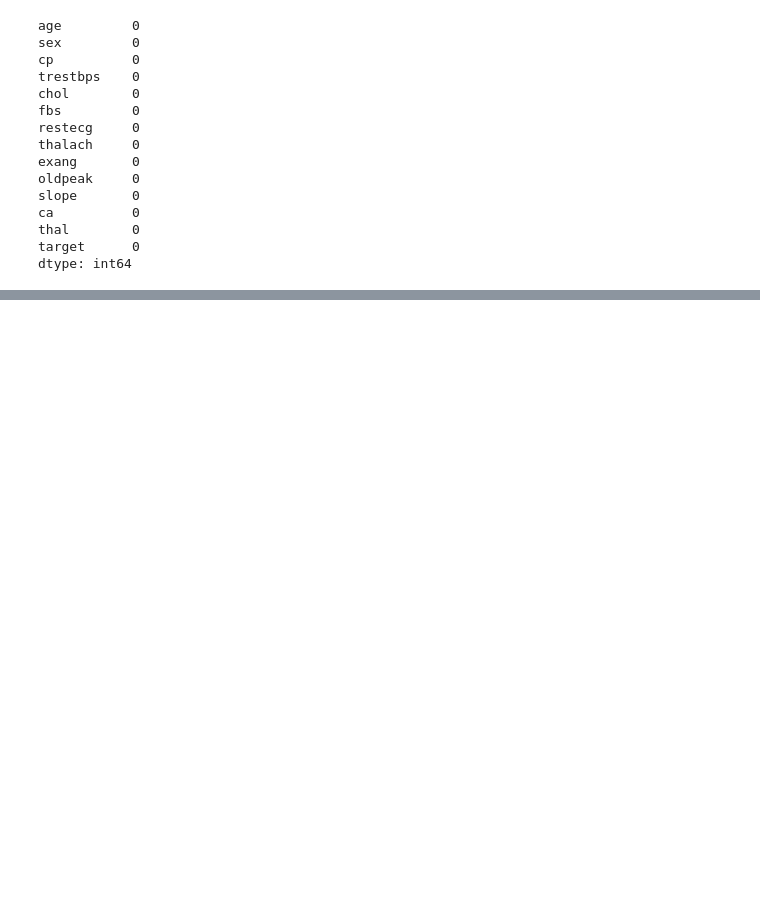
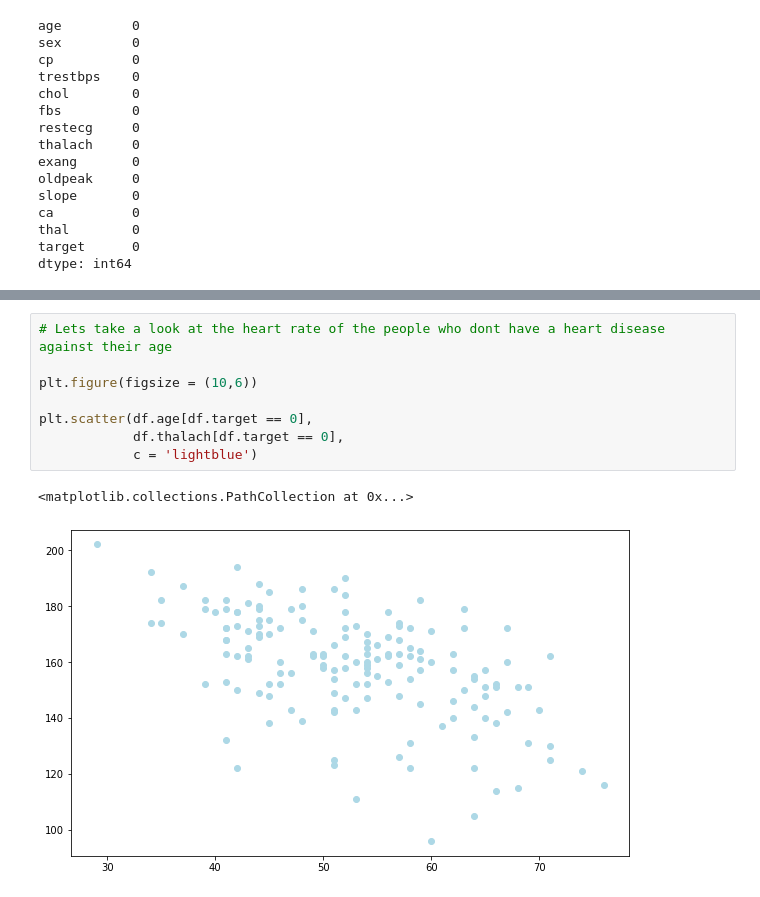
Before and after one commit to VishalMoradia/MLProjects, a Jupyter notebook: MLHeartDisease.ipynb, the cells around one changed output, grey strips where cells are left out. Drawn from its saved outputs; the diff is of its cells as text; blank space fills up the shorter version.

```diff
--- a/MLHeartDisease.ipynb
+++ b/MLHeartDisease.ipynb
@@ -223,0 +269,11 @@ df.describe()
+# %%
+# Lets take a look at the heart rate of the people who dont have a heart disease against their age
+
+plt.figure(figsize = (10,6))
+
+plt.scatter(df.age[df.target == 0],
+            df.thalach[df.target == 0],
+            c = 'lightblue')
+# %% [output]
+<matplotlib.collections.PathCollection at 0x...>
+[figure, added]
```
Also changed, not shown: parts of 9 cells of this notebook.
